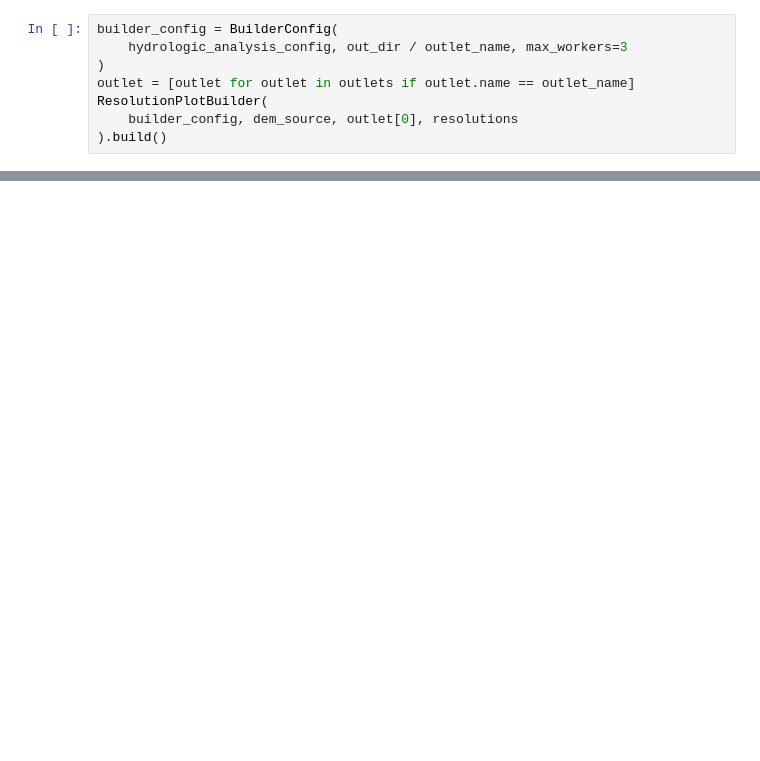
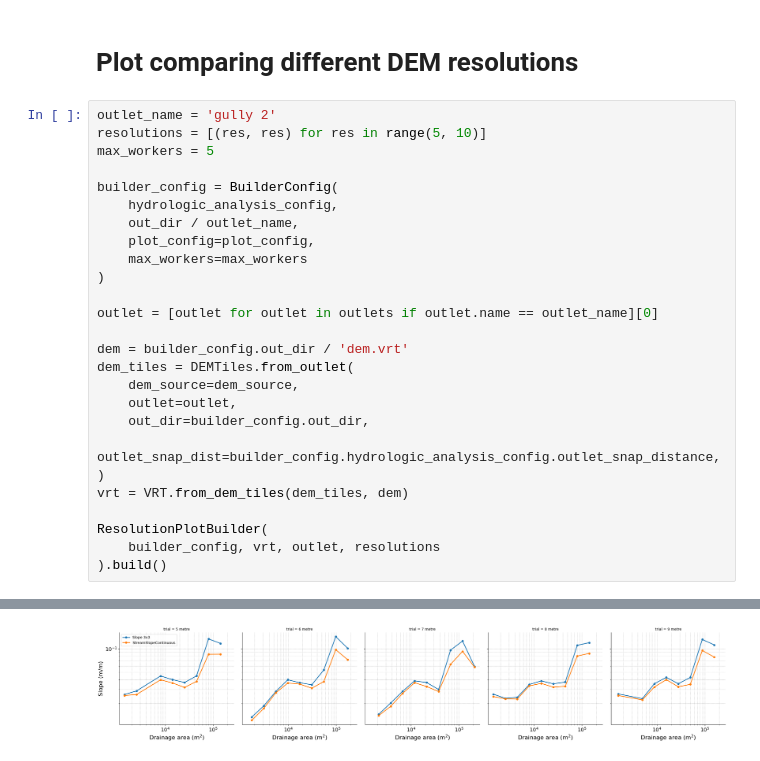
Before and after one commit to alecsandrei/slope-area, a Jupyter notebook: notebooks/example.ipynb, the cells around one changed output, grey strips where cells are left out. Saved outputs shown, nothing was run; the diff lists cells and outputs as text; blank space fills up the shorter version.

```diff
--- a/notebooks/example.ipynb
+++ b/notebooks/example.ipynb
@@ -61,9 +70,29 @@ outlets = Outlets.from_gdf(gdf, name_field='name')
+# %% [markdown]
+# Plot comparing different DEM resolutions
 # %%
+outlet_name = 'gully 2'
+resolutions = [(res, res) for res in range(5, 10)]
+max_workers = 5
+
 builder_config = BuilderConfig(
-    hydrologic_analysis_config, out_dir / outlet_name, max_workers=3
+    hydrologic_analysis_config,
+    out_dir / outlet_name,
+    plot_config=plot_config,
+    max_workers=max_workers
 )
-outlet = [outlet for outlet in outlets if outlet.name == outlet_name]
+
+outlet = [outlet for outlet in outlets if outlet.name == outlet_name][0]
+
+dem = builder_config.out_dir / 'dem.vrt'
+dem_tiles = DEMTiles.from_outlet(
+    dem_source=dem_source,
+    outlet=outlet,
+    out_dir=builder_config.out_dir,
+    outlet_snap_dist=builder_config.hydrologic_analysis_config.outlet_snap_distance,
+)
+vrt = VRT.from_dem_tiles(dem_tiles, dem)
+
 ResolutionPlotBuilder(
-    builder_config, dem_source, outlet[0], resolutions
+    builder_config, vrt, outlet, resolutions
 ).build()
 # %% [output]
@@ -83 +129,2 @@ ResolutionPlotBuilder(
+[figure, added]
 # %%
```
Also changed, not shown: parts of 10 cells of this notebook.
